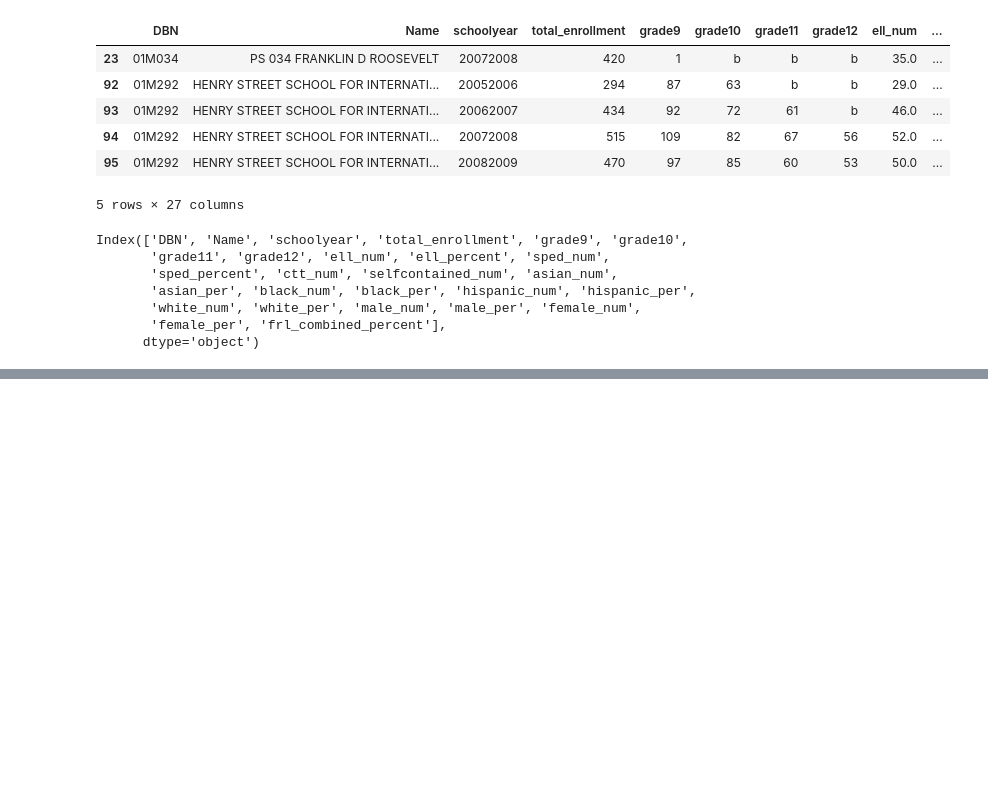
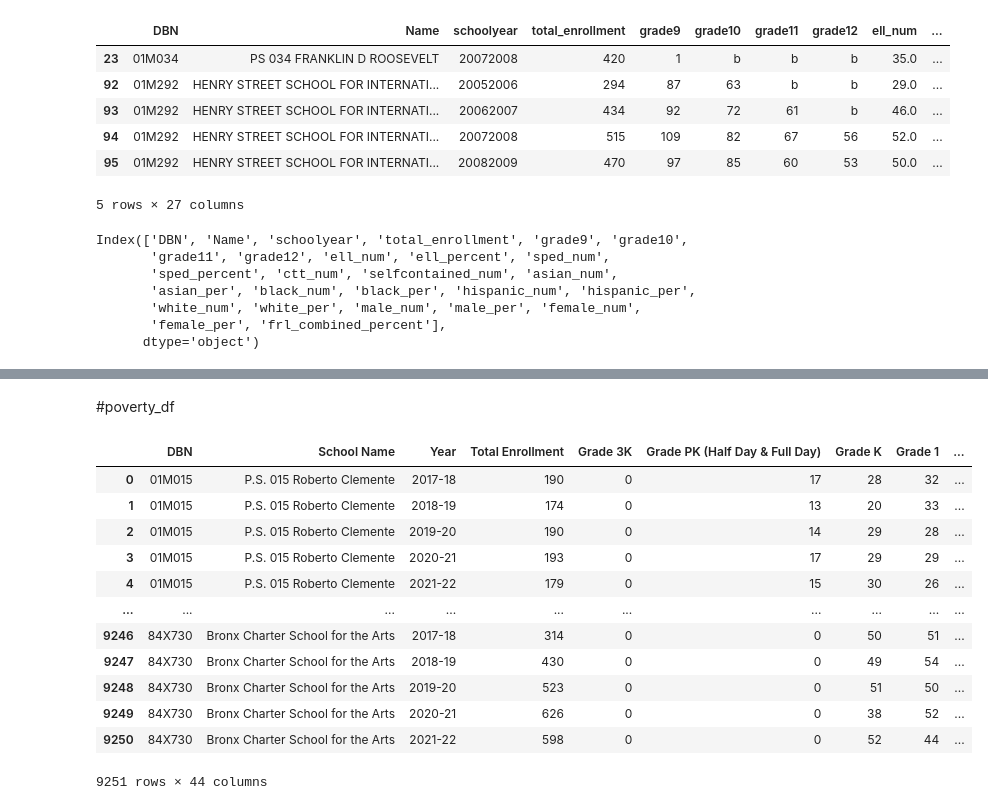
Before and after one commit to divish16/NYC-Student-Success-Predictions, a Jupyter notebook: sample_data_david720.ipynb, the cells around one changed output, grey strips where cells are left out. Cells and saved outputs as stored; diff of their text form; code cells hidden in the pictures; blank space fills up the shorter version.

```diff
--- a/sample_data_david720.ipynb
+++ b/sample_data_david720.ipynb
@@ -302,0 +394,18 @@ clean_data_df.to_csv('sample_data.csv')
+# %% [markdown]
+#poverty_df
+# %%
+poverty_df
+# %% [output]
+|  | DBN | School Name | Year | Total Enrollment | Grade 3K | Grade PK (Half Day & Full Day) | Grade K | Grade 1 | ... |
+| 0 | 01M015 | P.S. 015 Roberto Clemente | 2017-18 | 190 | 0 | 17 | 28 | 32 | ... |
+| 1 | 01M015 | P.S. 015 Roberto Clemente | 2018-19 | 174 | 0 | 13 | 20 | 33 | ... |
+| 2 | 01M015 | P.S. 015 Roberto Clemente | 2019-20 | 190 | 0 | 14 | 29 | 28 | ... |
+| 3 | 01M015 | P.S. 015 Roberto Clemente | 2020-21 | 193 | 0 | 17 | 29 | 29 | ... |
+| 4 | 01M015 | P.S. 015 Roberto Clemente | 2021-22 | 179 | 0 | 15 | 30 | 26 | ... |
+| ... | ... | ... | ... | ... | ... | ... | ... | ... | ... |
+| 9246 | 84X730 | Bronx Charter School for the Arts | 2017-18 | 314 | 0 | 0 | 50 | 51 | ... |
+| 9247 | 84X730 | Bronx Charter School for the Arts | 2018-19 | 430 | 0 | 0 | 49 | 54 | ... |
+| 9248 | 84X730 | Bronx Charter School for the Arts | 2019-20 | 523 | 0 | 0 | 51 | 50 | ... |
+| 9249 | 84X730 | Bronx Charter School for the Arts | 2020-21 | 626 | 0 | 0 | 38 | 52 | ... |
+| 9250 | 84X730 | Bronx Charter School for the Arts | 2021-22 | 598 | 0 | 0 | 52 | 44 | ... |
+9251 rows × 44 columns
```
Also changed, not shown: parts of 40 cells of this notebook.
